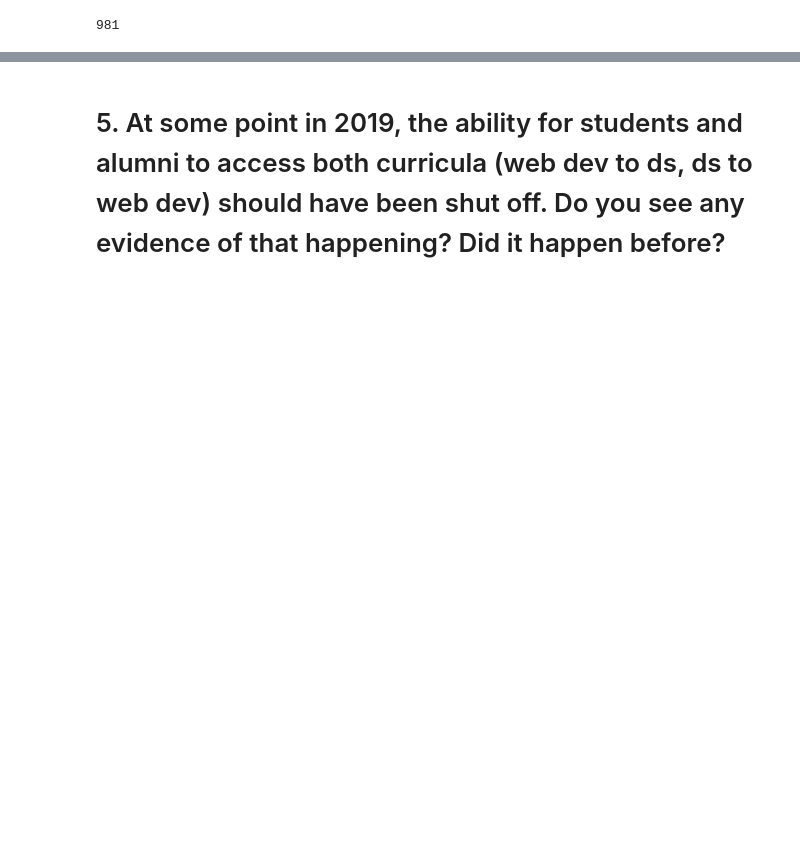
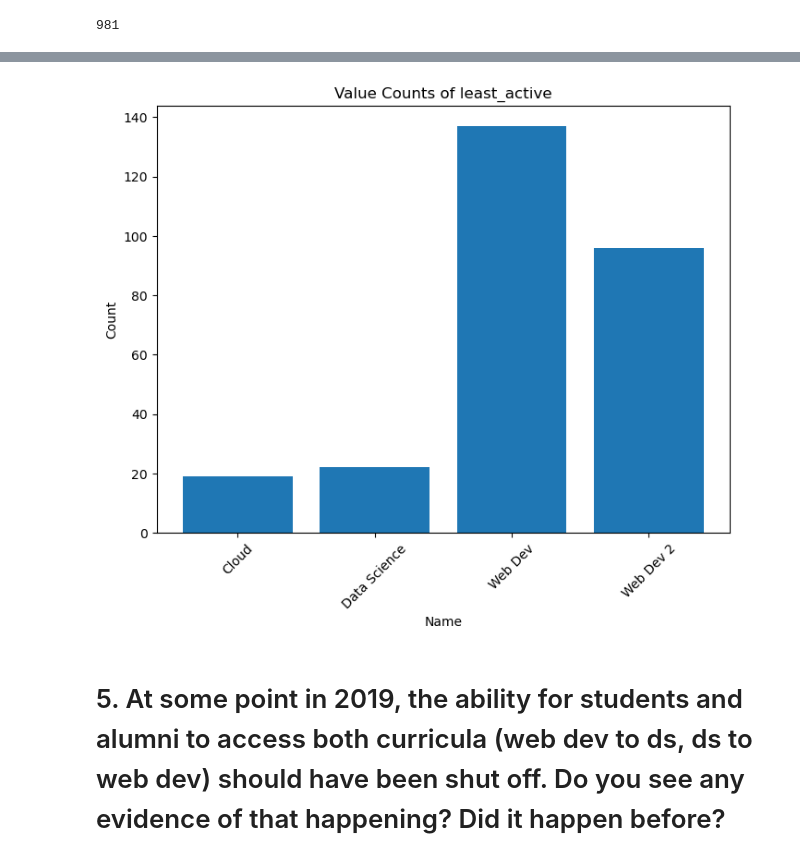
Before and after one commit to Thoai-Adam/anomaly_detection_project, a Jupyter notebook: Adam_scratch2.ipynb, the cells around one changed output, grey strips where cells are left out. Saved outputs shown, nothing was run; the diff lists cells and outputs as text; code cells hidden in the pictures; blank space fills up the shorter version.

```diff
--- a/Adam_scratch2.ipynb
+++ b/Adam_scratch2.ipynb
@@ -325,3 +409,13 @@ df
+# %%
+plt.figure(figsize=(8, 6))
+plt.bar(vc2.index, vc2.values)
+plt.xlabel('Name')
+plt.ylabel('Count')
+plt.title('Value Counts of least_active')
+plt.xticks(rotation=45)
+plt.show()
+# %% [output]
+[figure, added]
 # %% [markdown]
 # 5. At some point in 2019, the ability for students and alumni to access both curricula (web dev to ds, ds to web dev) should have been shut off. Do you see any evidence of that happening? Did it happen before?
 # %%
```
Also changed, not shown: parts of 19 cells of this notebook.
